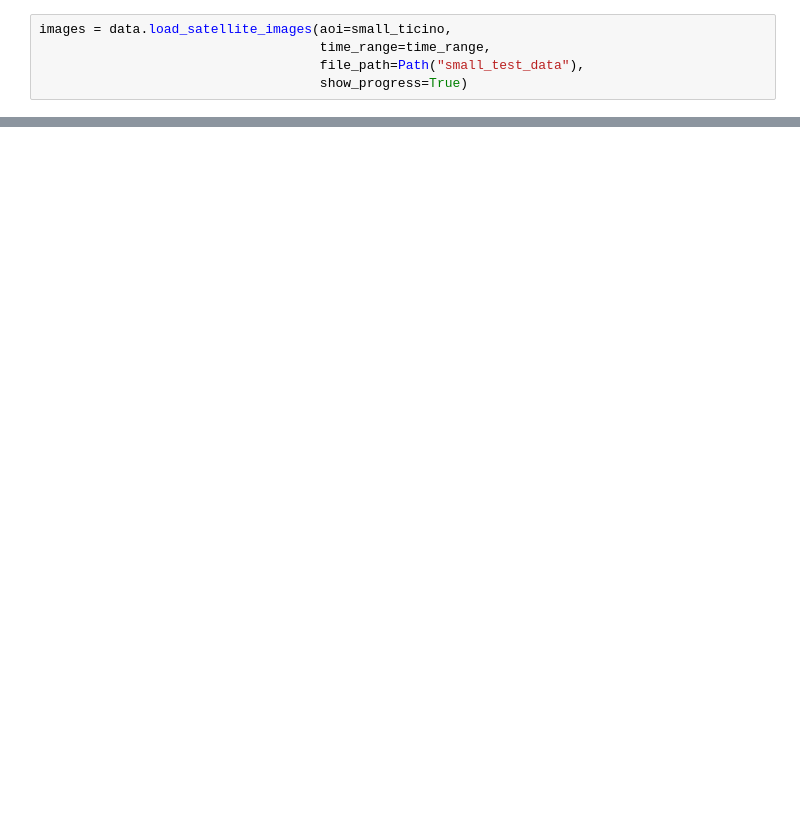
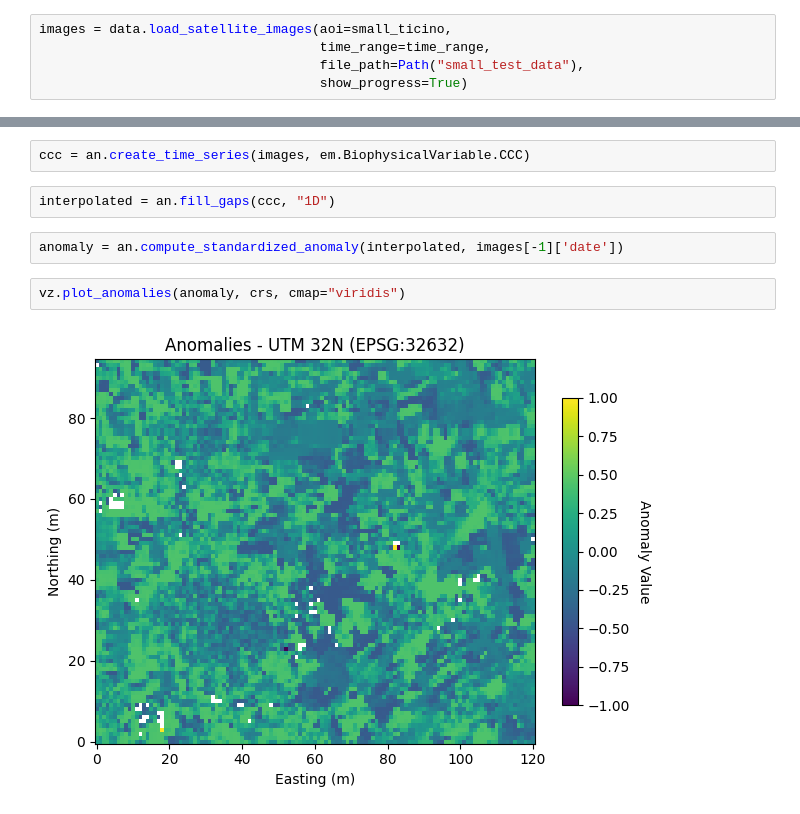
Before and after one commit to LorenzoMelchior/BioPhenomDetector, a Jupyter notebook: Demo.ipynb, the cells around one changed output, grey strips where cells are left out. Saved outputs shown, nothing was run; the diff lists cells and outputs as text; blank space fills up the shorter version.

```diff
--- a/Demo.ipynb
+++ b/Demo.ipynb
@@ -44,0 +56,10 @@ vz.plot_biophys_result(ccc, crs, "rainbow")
+# %%
+ccc = an.create_time_series(images, em.BiophysicalVariable.CCC)
+# %%
+interpolated = an.fill_gaps(ccc, "1D")
+# %%
+anomaly = an.compute_standardized_anomaly(interpolated, images[-1]['date'])
+# %%
+vz.plot_anomalies(anomaly, crs, cmap="viridis")
+# %% [output]
+[figure, added]
```
Also changed, not shown: parts of 10 cells of this notebook, 3 other files.
